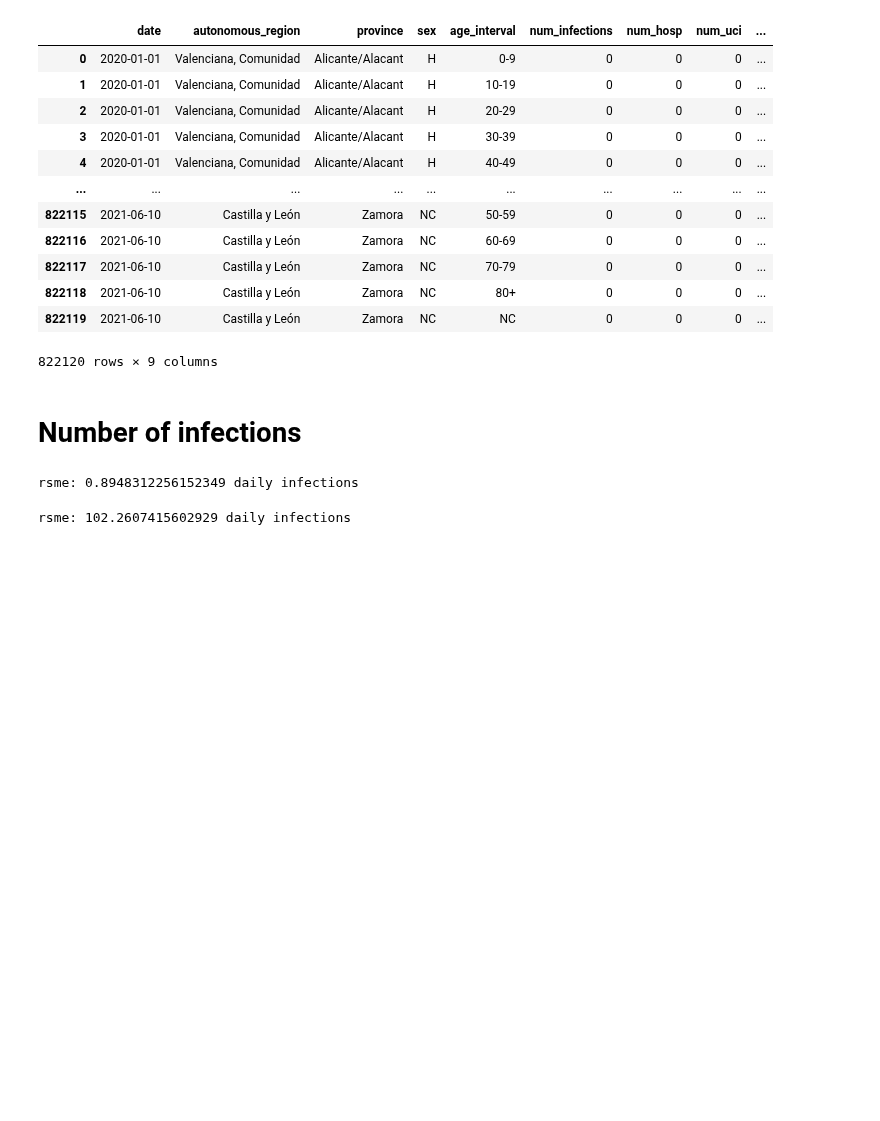
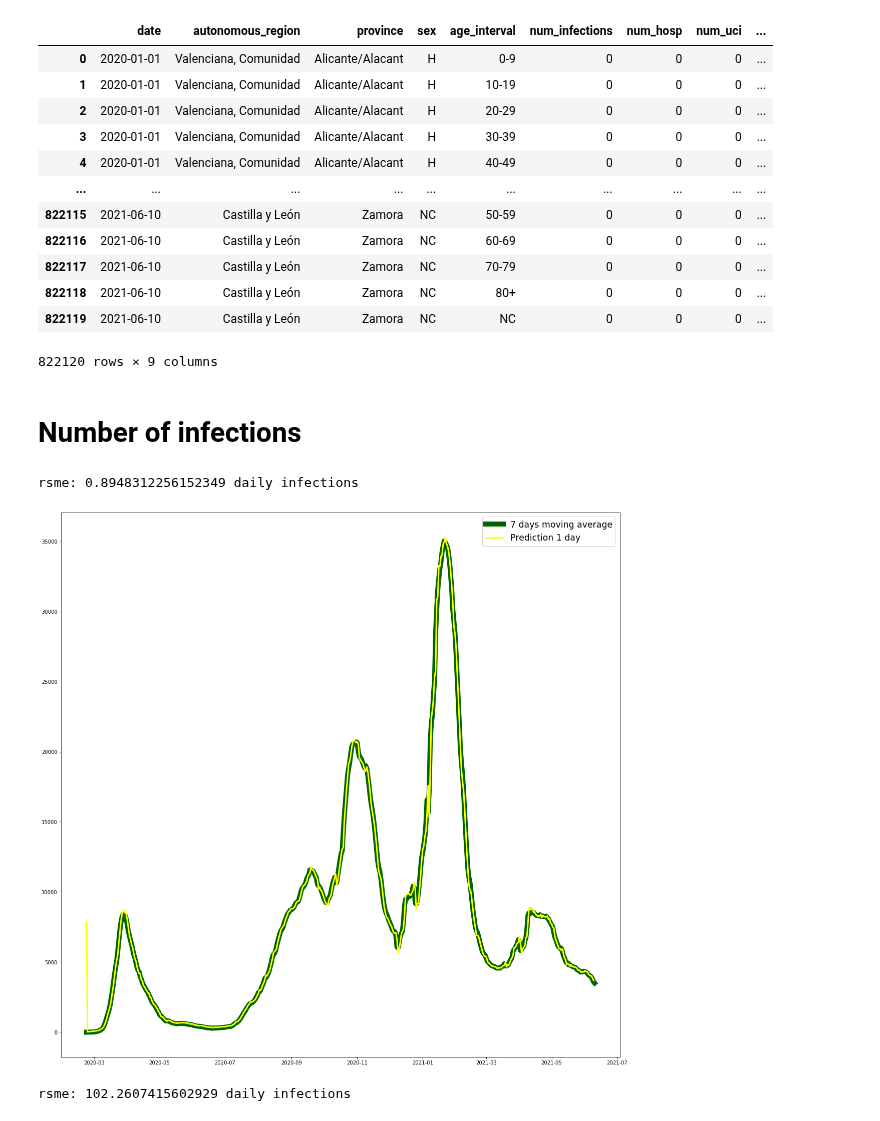
Before and after one commit to ffreire92/final_project, a Jupyter notebook: predictions_final.ipynb, the cells around one changed output. Drawn from its saved outputs; the diff is of its cells as text; code cells hidden in the pictures; blank space fills up the shorter version.

```diff
--- a/predictions_final.ipynb
+++ b/predictions_final.ipynb
@@ -253,6 +253,44 @@ def predict(name, days):
 pred_num_infections_1 = predict('Number of infections', 1)
 # %% [output]
 rsme: 0.8948312256152349 daily infections
+# %%
+def compare_pred(prediction):
+
+
+    global bydate, pred_num_infections_1, pred_num_infections_3
+
+    if prediction is pred_num_infections_1:
+
+        plt.plot(bydate[['date', 'ave_7_num_infections']].set_index('date'), label = '7 days moving average', color = 'Darkgreen', linewidth=10)
+        plt.plot(pred_num_infections_1.pred_num_infections_1, label = 'Prediction 1 day', color = 'yellow', linewidth=3)
+        plt.legend(fontsize = 'xx-large')
+        plt.show();
+
+    if prediction is pred_num_infections_3:
+
+        plt.plot(bydate[['date', 'ave_7_num_infections']].set_index('date'), label = '7 days moving average', color = 'Darkgreen', linewidth=10)
+        plt.plot(pred_num_infections_3.pred_num_infections_3, label = 'Prediction 3 days', color = 'yellow', linewidth=3)
+        plt.legend(fontsize = 'xx-large')
+        plt.show();
+
+
+    if prediction is pred_num_infections_5:
+
+        plt.plot(bydate[['date', 'ave_7_num_infections']].set_index('date'), label = '7 days moving average', color = 'Darkgreen', linewidth=10)
+        plt.plot(pred_num_infections_5.pred_num_infections_5, label = 'Prediction 5 days', color = 'yellow', linewidth=3)
+        plt.legend(fontsize = 'xx-large')
+        plt.show();
+
+    if prediction is pred_num_infections_7:
+
+        plt.plot(bydate[['date', 'ave_7_num_infections']].set_index('date'), label = '7 days moving average', color = 'Darkgreen', linewidth=10)
+        plt.plot(pred_num_infections_7.pred_num_infections_7, label = 'Prediction 7 days', color = 'yellow', linewidth=3)
+        plt.legend(fontsize = 'xx-large')
+        plt.show();
+# %%
+compare_pred(pred_num_infections_1)
+# %% [output]
+[figure, added]
 # %%
 pred_num_infections_3 = predict('Number of infections', 3)
 # %% [output]
```
Also changed, not shown: parts of 22 cells of this notebook, 2 other files.
